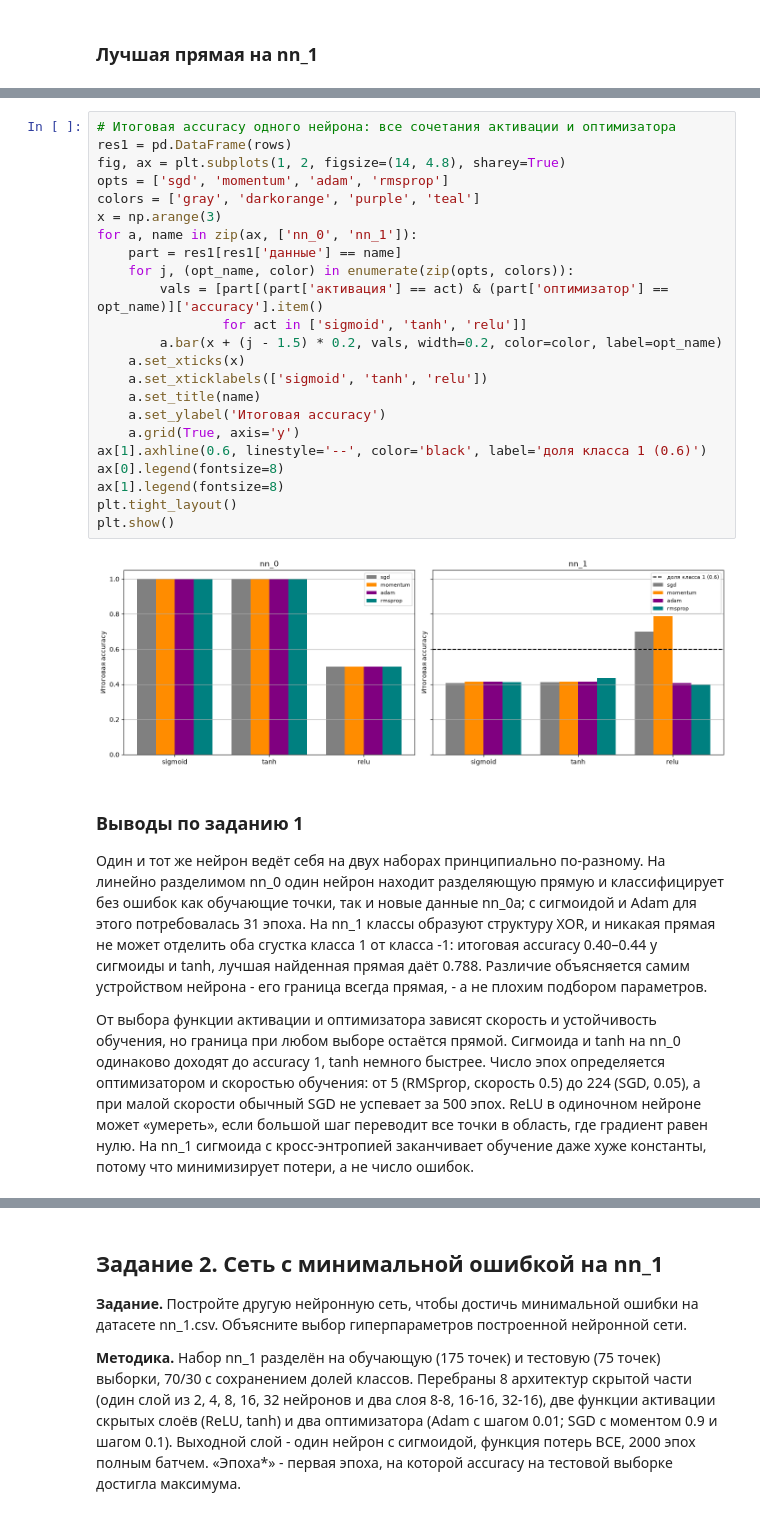
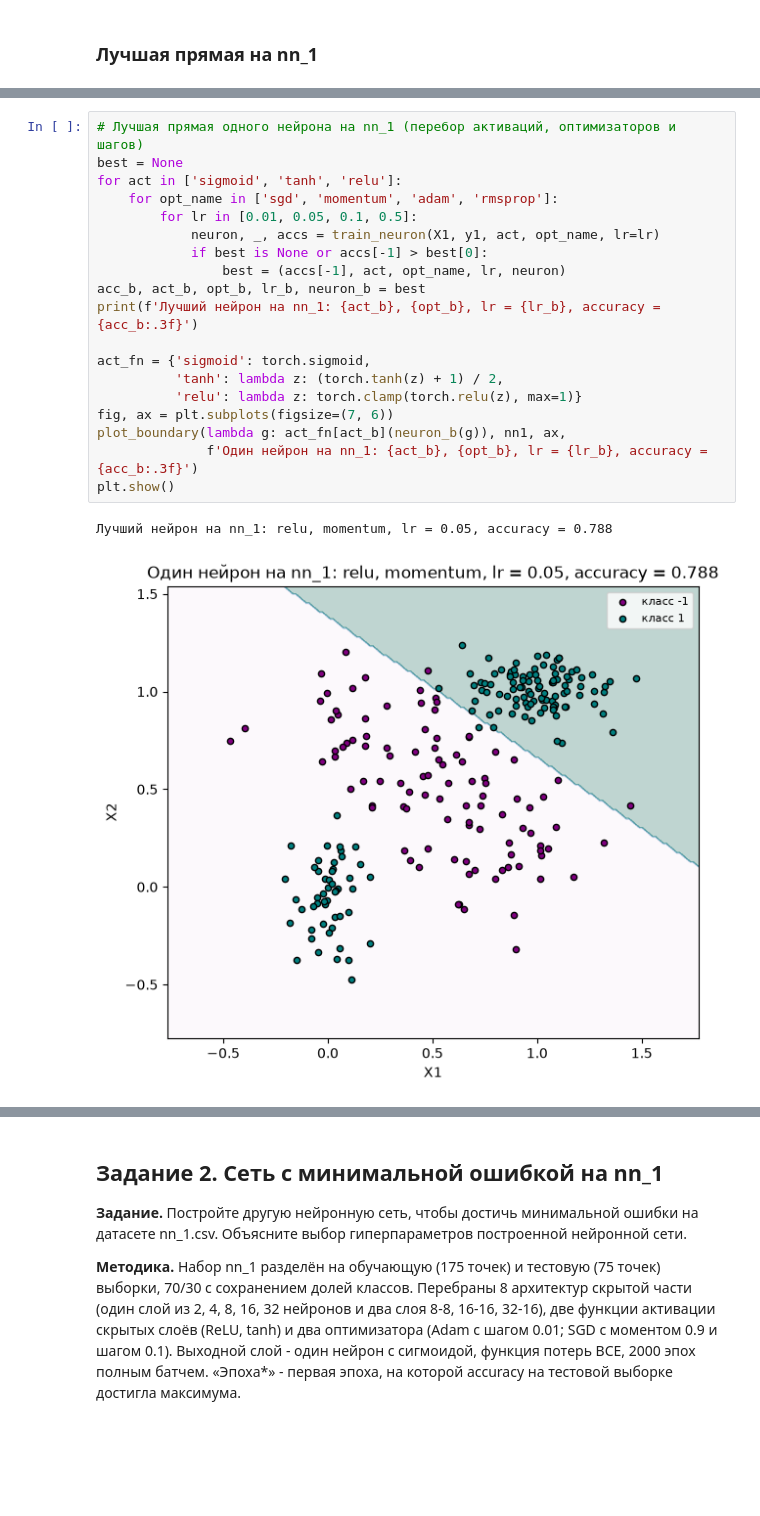
Before and after one commit to ElichMaya/AI-Systems-Labs, a Jupyter notebook: AI_lab2/lab2.ipynb, the cells around one changed output, grey strips where cells are left out. Saved outputs shown, nothing was run; the diff lists cells and outputs as text; blank space fills up the shorter version.

```diff
--- a/AI_lab2/lab2.ipynb
+++ b/AI_lab2/lab2.ipynb
@@ -296,30 +243,22 @@ plt.show()
-# %%
-# Итоговая accuracy одного нейрона: все сочетания активации и оптимизатора
-res1 = pd.DataFrame(rows)
-fig, ax = plt.subplots(1, 2, figsize=(14, 4.8), sharey=True)
-opts = ['sgd', 'momentum', 'adam', 'rmsprop']
-colors = ['gray', 'darkorange', 'purple', 'teal']
-x = np.arange(3)
-for a, name in zip(ax, ['nn_0', 'nn_1']):
-    part = res1[res1['данные'] == name]
-    for j, (opt_name, color) in enumerate(zip(opts, colors)):
-        vals = [part[(part['активация'] == act) & (part['оптимизатор'] == opt_name)]['accuracy'].item()
-                for act in ['sigmoid', 'tanh', 'relu']]
-        a.bar(x + (j - 1.5) * 0.2, vals, width=0.2, color=color, label=opt_name)
-    a.set_xticks(x)
-    a.set_xticklabels(['sigmoid', 'tanh', 'relu'])
-    a.set_title(name)
-    a.set_ylabel('Итоговая accuracy')
-    a.grid(True, axis='y')
-ax[1].axhline(0.6, linestyle='--', color='black', label='доля класса 1 (0.6)')
-ax[0].legend(fontsize=8)
-ax[1].legend(fontsize=8)
-plt.tight_layout()
-plt.show()
-# %% [output]
-[figure, removed]
-# %% [markdown]
-### Выводы по заданию 1
-Один и тот же нейрон ведёт себя на двух наборах принципиально по-разному. На линейно разделимом nn_0 один нейрон находит разделяющую прямую и классифицирует без ошибок как обучающие точки, так и новые данные nn_0a; с сигмоидой и Adam для этого потребовалась 31 эпоха. На nn_1 классы образуют структуру XOR, и никакая прямая не может отделить оба сгустка класса 1 от класса -1: итоговая accuracy 0.40–0.44 у сигмоиды и tanh, лучшая найденная прямая даёт 0.788. Различие объясняется самим устройством нейрона - его граница всегда прямая, - а не плохим подбором параметров.
-
-От выбора функции активации и оптимизатора зависят скорость и устойчивость обучения, но граница при любом выборе остаётся прямой. Сигмоида и tanh на nn_0 одинаково доходят до accuracy 1, tanh немного быстрее. Число эпох определяется оптимизатором и скоростью обучения: от 5 (RMSprop, скорость 0.5) до 224 (SGD, 0.05), а при малой скорости обычный SGD не успевает за 500 эпох. ReLU в одиночном нейроне может «умереть», если большой шаг переводит все точки в область, где градиент равен нулю. На nn_1 сигмоида с кросс-энтропией заканчивает обучение даже хуже константы, потому что минимизирует потери, а не число ошибок.
+# %%
+# Лучшая прямая одного нейрона на nn_1 (перебор активаций, оптимизаторов и шагов)
+best = None
+for act in ['sigmoid', 'tanh', 'relu']:
+    for opt_name in ['sgd', 'momentum', 'adam', 'rmsprop']:
+        for lr in [0.01, 0.05, 0.1, 0.5]:
+            neuron, _, accs = train_neuron(X1, y1, act, opt_name, lr=lr)
+            if best is None or accs[-1] > best[0]:
+                best = (accs[-1], act, opt_name, lr, neuron)
+acc_b, act_b, opt_b, lr_b, neuron_b = best
+print(f'Лучший нейрон на nn_1: {act_b}, {opt_b}, lr = {lr_b}, accuracy = {acc_b:.3f}')
+
+act_fn = {'sigmoid': torch.sigmoid,
+          'tanh': lambda z: (torch.tanh(z) + 1) / 2,
+          'relu': lambda z: torch.clamp(torch.relu(z), max=1)}
+fig, ax = plt.subplots(figsize=(7, 6))
+plot_boundary(lambda g: act_fn[act_b](neuron_b(g)), nn1, ax,
+              f'Один нейрон на nn_1: {act_b}, {opt_b}, lr = {lr_b}, accuracy = {acc_b:.3f}')
+plt.show()
+# %% [output]
+Лучший нейрон на nn_1: relu, momentum, lr = 0.05, accuracy = 0.788
+[figure, added]
```
Also changed, not shown: parts of 19 cells of this notebook, 7 other files.
